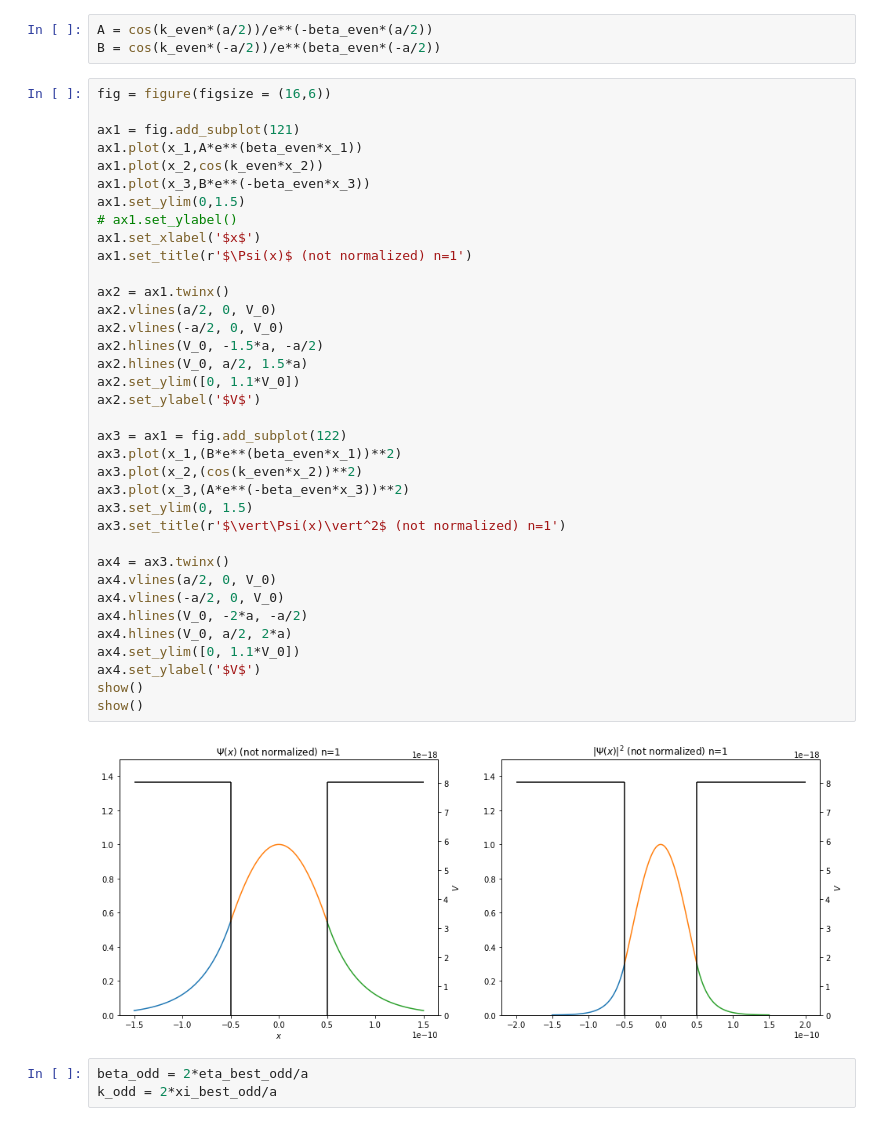
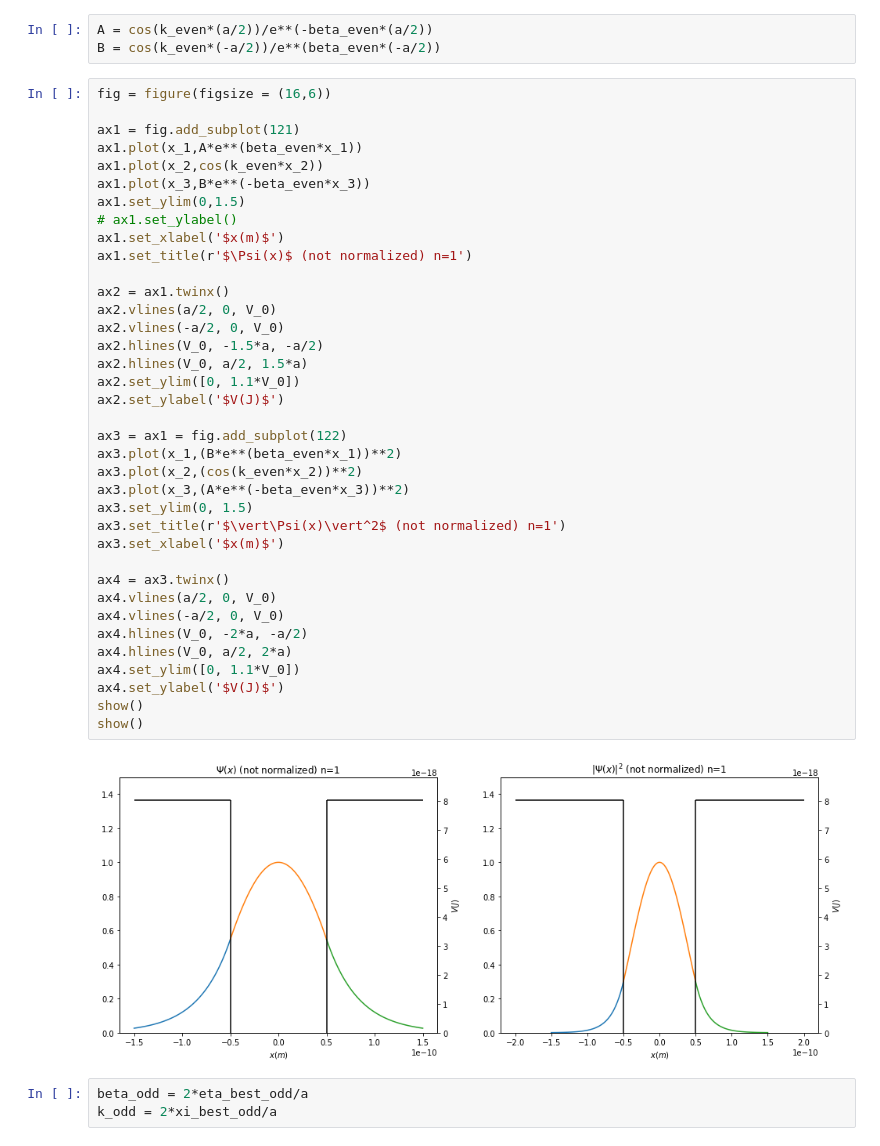
Before and after one commit to lizihao1008/Quantum-mechanics, a Jupyter notebook: wave function.ipynb, the cells around one changed output. Drawn from its saved outputs; the diff is of its cells as text.

```diff
--- a/wave function.ipynb
+++ b/wave function.ipynb
@@ -110,37 +110,38 @@ ax1 = fig.add_subplot(121)
 ax1.plot(x_1,A*e**(beta_even*x_1))
 ax1.plot(x_2,cos(k_even*x_2))
 ax1.plot(x_3,B*e**(-beta_even*x_3))
 ax1.set_ylim(0,1.5)
 # ax1.set_ylabel()
-ax1.set_xlabel('$x$')
+ax1.set_xlabel('$x(m)$')
 ax1.set_title(r'$\Psi(x)$ (not normalized) n=1')
 
 ax2 = ax1.twinx()
 ax2.vlines(a/2, 0, V_0)
 ax2.vlines(-a/2, 0, V_0)
 ax2.hlines(V_0, -1.5*a, -a/2)
 ax2.hlines(V_0, a/2, 1.5*a)
 ax2.set_ylim([0, 1.1*V_0])
-ax2.set_ylabel('$V$')
+ax2.set_ylabel('$V(J)$')
 
 ax3 = ax1 = fig.add_subplot(122)
 ax3.plot(x_1,(B*e**(beta_even*x_1))**2)
 ax3.plot(x_2,(cos(k_even*x_2))**2)
 ax3.plot(x_3,(A*e**(-beta_even*x_3))**2)
 ax3.set_ylim(0, 1.5)
 ax3.set_title(r'$\vert\Psi(x)\vert^2$ (not normalized) n=1')
+ax3.set_xlabel('$x(m)$')
 
 ax4 = ax3.twinx()
 ax4.vlines(a/2, 0, V_0)
 ax4.vlines(-a/2, 0, V_0)
 ax4.hlines(V_0, -2*a, -a/2)
 ax4.hlines(V_0, a/2, 2*a)
 ax4.set_ylim([0, 1.1*V_0])
-ax4.set_ylabel('$V$')
+ax4.set_ylabel('$V(J)$')
 show()
 show()
 # %% [output]
-[figure, old version]
+[figure, new version]
 # %%
 beta_odd = 2*eta_best_odd/a
 k_odd = 2*xi_best_odd/a
```
Also changed, not shown: parts of 1 cell of this notebook.
